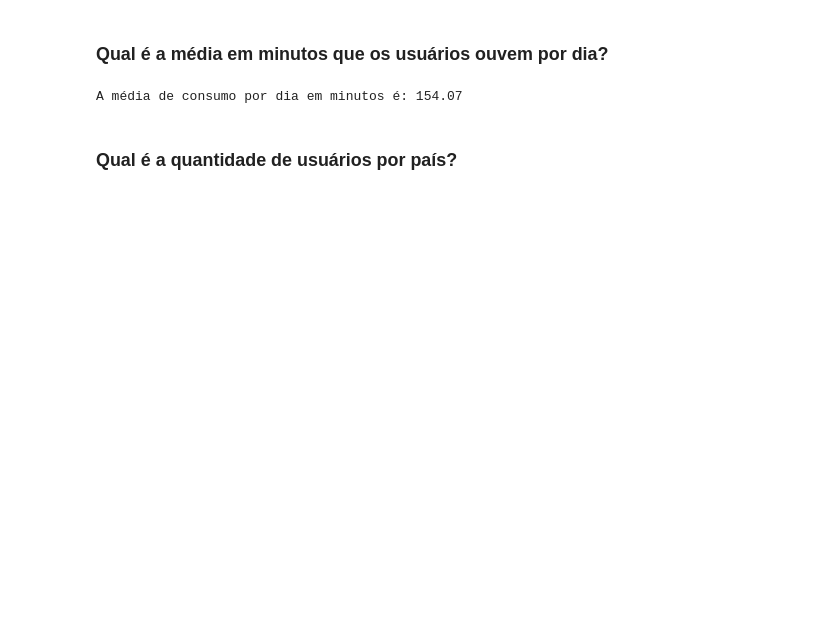
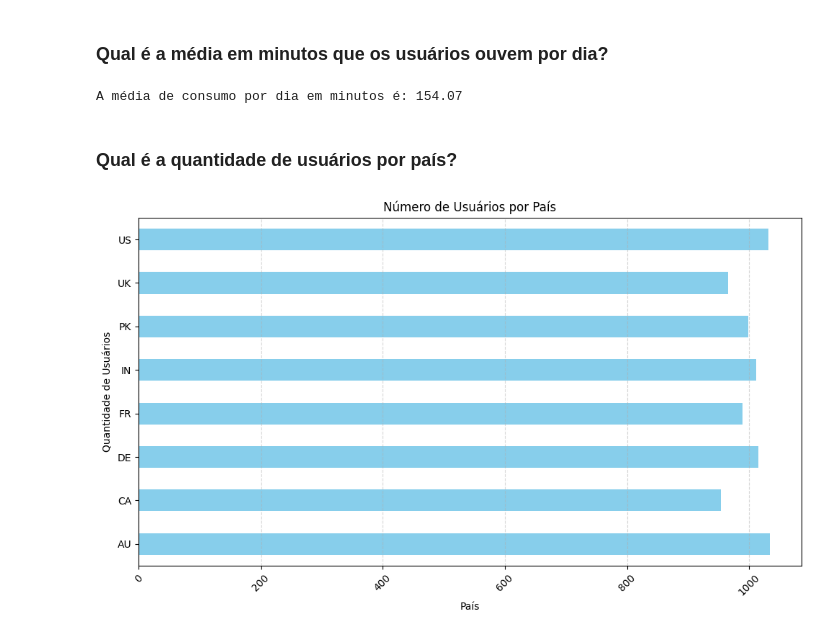
Before and after one commit to saralvra/A3---An-lise-de-Dados-e-Big-Data---2025, a Jupyter notebook: Spotify/trabalho_a3.ipynb, the cells around one changed output. Cells and saved outputs as stored; diff of their text form; code cells hidden in the pictures; blank space fills up the shorter version.

```diff
--- a/Spotify/trabalho_a3.ipynb
+++ b/Spotify/trabalho_a3.ipynb
@@ -172,15 +100,18 @@ A média de consumo por dia em minutos é: 154.07
 ### Qual é a quantidade de usuários por país?
 # %%
 
-# usuarios_por_pais = df.groupby('country')['user.id'].nunique()
+usuarios_por_pais = df.groupby('country')['user_id'].nunique()
 
-# plt.figure(figsize=(10, 6))
-# usuarios_por_pais.plot(kind='bar')
+plt.figure(figsize=(10, 6))
+usuarios_por_pais.plot(kind='barh', color = 'skyblue')
 
-# plt.title("Número de Usuários por País")
-# plt.xlabel("País")
-# plt.ylabel("Quantidade de Usuários")
-# plt.xticks(rotation=45)
-# plt.tight_layout()
+plt.title("Número de Usuários por País")
+plt.xlabel("País")
+plt.ylabel("Quantidade de Usuários")
+plt.xticks(rotation=45)
+plt.grid(axis='x', linestyle='--', alpha=0.5)
+plt.tight_layout()
 
-# plt.show()
+plt.show()
+# %% [output]
+[figure, added]
```
Also changed, not shown: parts of 9 cells of this notebook, 2 other files.
